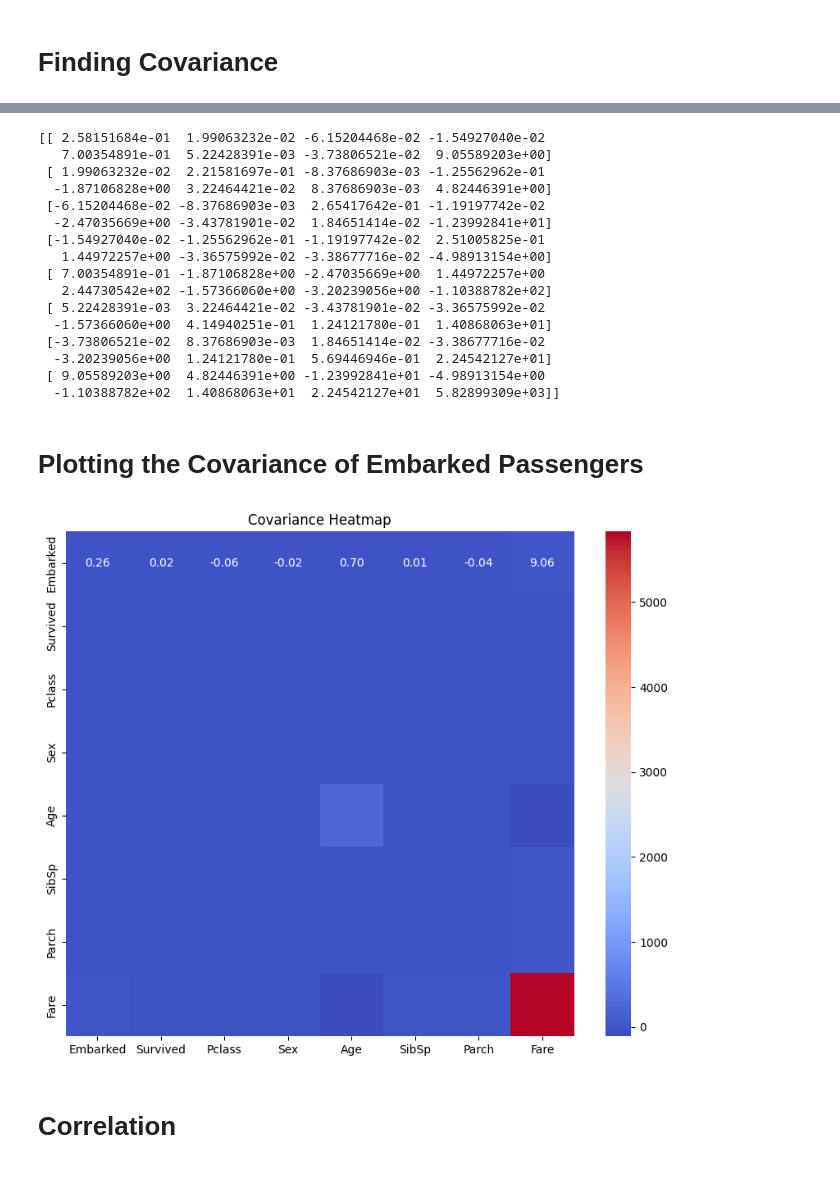
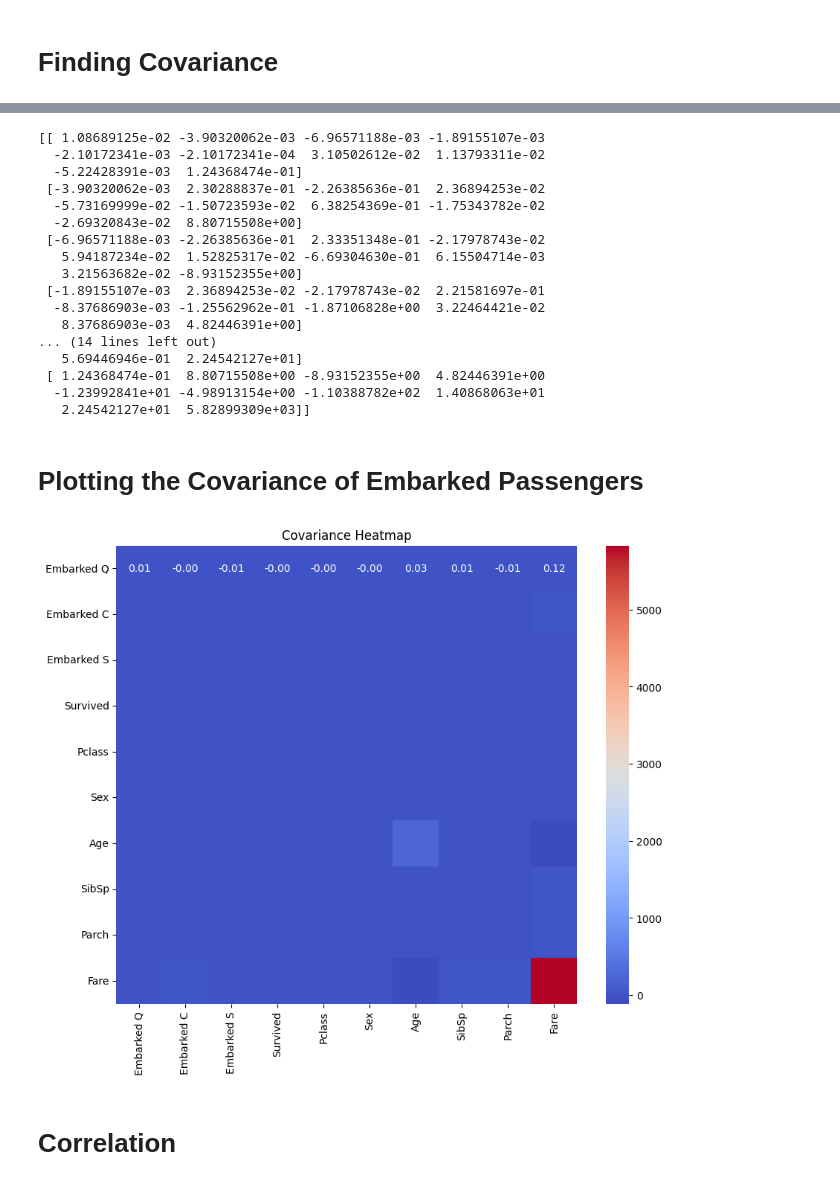
Before and after one commit to ulrichsene/titanicClassification, a Jupyter notebook: titanic.ipynb, the cells around one changed output, grey strips where cells are left out. Drawn from its saved outputs; the diff is of its cells as text; code cells hidden in the pictures.

Commit message:
embark changes

```diff
--- a/titanic.ipynb
+++ b/titanic.ipynb
@@ -127,58 +127,61 @@ titanic_intro.pretty_print()
           888           1         1  Graham, Miss. Margaret Edith                                                        female  19           0        0  112053.0            30       B42               ...
           890           1         1  Behr, Mr. Karl Howell                                                               male    26           0        0  111369.0            30       C148              ...
 # %%
-# mapping each port to designated int
+# Mapping each port to an integer
 embark_mapping = {'S': 0, 'C': 1, 'Q': 2}
-# embark_S
-# embark_C
-# embark_Q
 
-# convert sex to int
+# Convert embarked values into separate binary lists
+embark_S = [(1 if row[11] == 'S' else 0) for row in titanic_intro.data]
+embark_C = [(1 if row[11] == 'C' else 0) for row in titanic_intro.data]
+embark_Q = [(1 if row[11] == 'Q' else 0) for row in titanic_intro.data]
+
+# Convert sex to int
 sex_mapping = {'female': 0, 'male': 1}
-
-# converting embarked values to int (default -1 to handle missing data)
-numeric_embark = [embark_mapping.get(row[11], -1) for row in titanic_intro.data]
 numeric_sex = [sex_mapping[row[4]] for row in titanic_intro.data]
 
 covariance_table = [
-    [numeric_embark[i], row[1], row[2], numeric_sex[i], row[5], row[6], row[7], row[9]]
-    for i, row in enumerate(titanic_intro.data)
-    ]
+    [embark_Q[i], embark_C[i], embark_S[i], row[1], row[2], numeric_sex[i],
+     row[5], row[6], row[7], row[9]] for i, row in enumerate(titanic_intro.data)
+]
 
+# covariance_table = np.array(covariance_table, dtype=np.float64)
+
+# Compute covariance
 covariance = np.cov(covariance_table, rowvar=False)
 print(covariance)
 # %% [output]
-[[ 2.58151684e-01  1.99063232e-02 -6.15204468e-02 -1.54927040e-02
-   7.00354891e-01  5.22428391e-03 -3.73806521e-02  9.05589203e+00]
- [ 1.99063232e-02  2.21581697e-01 -8.37686903e-03 -1.25562962e-01
-  -1.87106828e+00  3.22464421e-02  8.37686903e-03  4.82446391e+00]
- [-6.15204468e-02 -8.37686903e-03  2.65417642e-01 -1.19197742e-02
-  -2.47035669e+00 -3.43781901e-02  1.84651414e-02 -1.23992841e+01]
- [-1.54927040e-02 -1.25562962e-01 -1.19197742e-02  2.51005825e-01
-   1.44972257e+00 -3.36575992e-02 -3.38677716e-02 -4.98913154e+00]
- [ 7.00354891e-01 -1.87106828e+00 -2.47035669e+00  1.44972257e+00
-   2.44730542e+02 -1.57366060e+00 -3.20239056e+00 -1.10388782e+02]
- [ 5.22428391e-03  3.22464421e-02 -3.43781901e-02 -3.36575992e-02
-  -1.57366060e+00  4.14940251e-01  1.24121780e-01  1.40868063e+01]
- [-3.73806521e-02  8.37686903e-03  1.84651414e-02 -3.38677716e-02
-  -3.20239056e+00  1.24121780e-01  5.69446946e-01  2.24542127e+01]
- [ 9.05589203e+00  4.82446391e+00 -1.23992841e+01 -4.98913154e+00
-  -1.10388782e+02  1.40868063e+01  2.24542127e+01  5.82899309e+03]]
+[[ 1.08689125e-02 -3.90320062e-03 -6.96571188e-03 -1.89155107e-03
+  -2.10172341e-03 -2.10172341e-04  3.10502612e-02  1.13793311e-02
+  -5.22428391e-03  1.24368474e-01]
+ [-3.90320062e-03  2.30288837e-01 -2.26385636e-01  2.36894253e-02
+  -5.73169999e-02 -1.50723593e-02  6.38254369e-01 -1.75343782e-02
+  -2.69320843e-02  8.80715508e+00]
+ [-6.96571188e-03 -2.26385636e-01  2.33351348e-01 -2.17978743e-02
+   5.94187234e-02  1.52825317e-02 -6.69304630e-01  6.15504714e-03
+   3.21563682e-02 -8.93152355e+00]
+ [-1.89155107e-03  2.36894253e-02 -2.17978743e-02  2.21581697e-01
+  -8.37686903e-03 -1.25562962e-01 -1.87106828e+00  3.22464421e-02
+   8.37686903e-03  4.82446391e+00]
+... (14 lines left out)
+   5.69446946e-01  2.24542127e+01]
+ [ 1.24368474e-01  8.80715508e+00 -8.93152355e+00  4.82446391e+00
+  -1.23992841e+01 -4.98913154e+00 -1.10388782e+02  1.40868063e+01
+   2.24542127e+01  5.82899309e+03]]
 # %% [markdown]
 # Plotting the Covariance of Embarked Passengers
 # %%
 # plot the data
-feature_names = ['Embarked', 'Survived', 'Pclass', 'Sex', 'Age', 'SibSp', 'Parch', 'Fare']
+feature_names = ['Embarked Q', 'Embarked C', 'Embarked S', 'Survived', 'Pclass', 'Sex', 'Age', 'SibSp', 'Parch', 'Fare']
 
 # Create heatmap
 plt.figure(figsize=(10, 8))
 sns.heatmap(covariance, annot=True, fmt=".2f", cmap="coolwarm", xticklabels=feature_names, yticklabels=feature_names)
 
 # Title and labels
 plt.title("Covariance Heatmap")
 plt.show()
 # %% [output]
-[figure, old version]
+[figure, new version]
 # %% [markdown]
 # Correlation
 # %%
```
Also changed, not shown: parts of 3 cells of this notebook, 2 other files.
